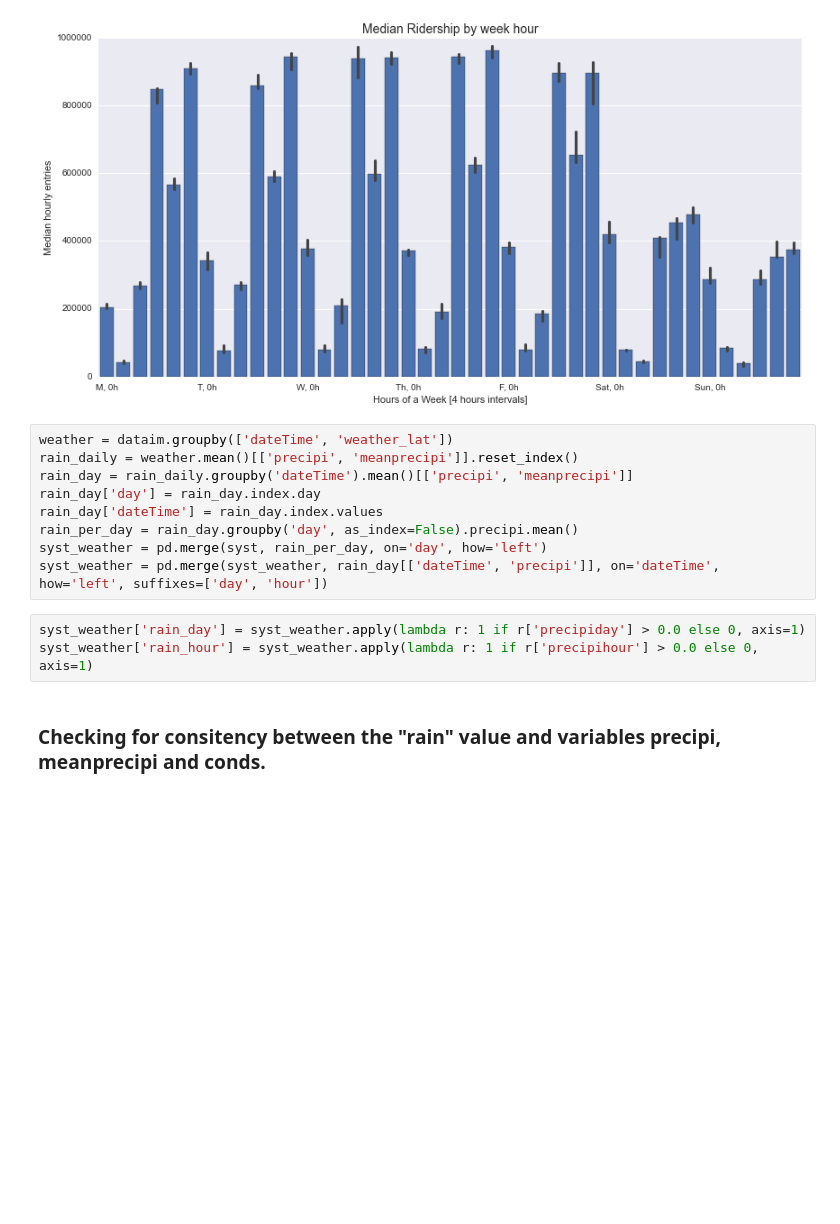
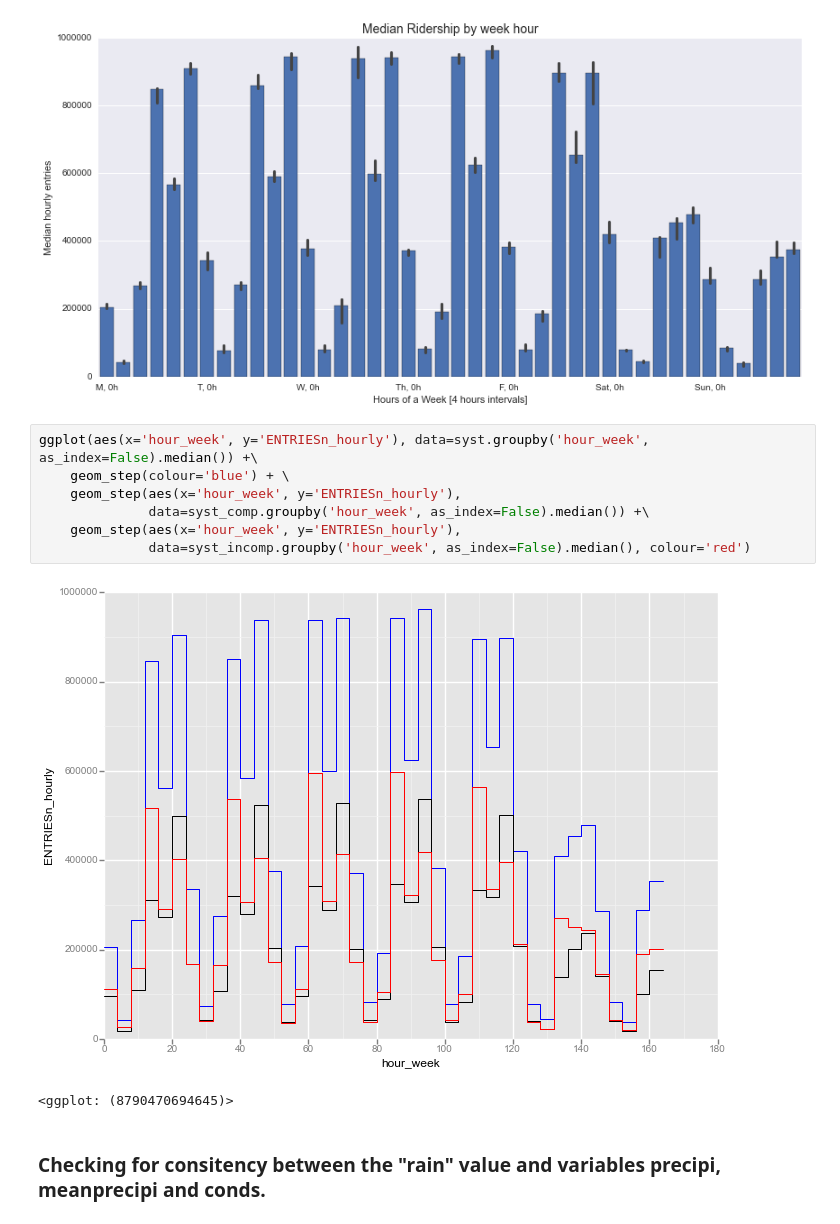
Before and after one commit to gornes/IntroToDS, a Jupyter notebook: Project1.ipynb, the cells around one changed output. Drawn from its saved outputs; the diff is of its cells as text; blank space fills up the shorter version.

```diff
--- a/Project1.ipynb
+++ b/Project1.ipynb
@@ -323,18 +309,16 @@ print len(syst), np.median(syst.ENTRIESn_hourly)
 # %% [output]
 186 367179.0
 [figure]
-# %%
-weather = dataim.groupby(['dateTime', 'weather_lat'])
-rain_daily = weather.mean()[['precipi', 'meanprecipi']].reset_index()
-rain_day = rain_daily.groupby('dateTime').mean()[['precipi', 'meanprecipi']]
-rain_day['day'] = rain_day.index.day
-rain_day['dateTime'] = rain_day.index.values
-rain_per_day = rain_day.groupby('day', as_index=False).precipi.mean()
-syst_weather = pd.merge(syst, rain_per_day, on='day', how='left')
-syst_weather = pd.merge(syst_weather, rain_day[['dateTime', 'precipi']], on='dateTime', how='left', suffixes=['day', 'hour'])
-# %%
-syst_weather['rain_day'] = syst_weather.apply(lambda r: 1 if r['precipiday'] > 0.0 else 0, axis=1)
-syst_weather['rain_hour'] = syst_weather.apply(lambda r: 1 if r['precipihour'] > 0.0 else 0, axis=1)
+# %%
+ggplot(aes(x='hour_week', y='ENTRIESn_hourly'), data=syst.groupby('hour_week', as_index=False).median()) +\
+    geom_step(colour='blue') + \
+    geom_step(aes(x='hour_week', y='ENTRIESn_hourly'),
+              data=syst_comp.groupby('hour_week', as_index=False).median()) +\
+    geom_step(aes(x='hour_week', y='ENTRIESn_hourly'),
+              data=syst_incomp.groupby('hour_week', as_index=False).median(), colour='red')
+# %% [output]
+[figure, added]
+<ggplot: (8790470694645)>
 # %% [markdown]
 ### Checking for consitency between the "rain" value and variables precipi, meanprecipi and conds.
 # %%
```
Also changed, not shown: parts of 22 cells of this notebook, 36 other files.
